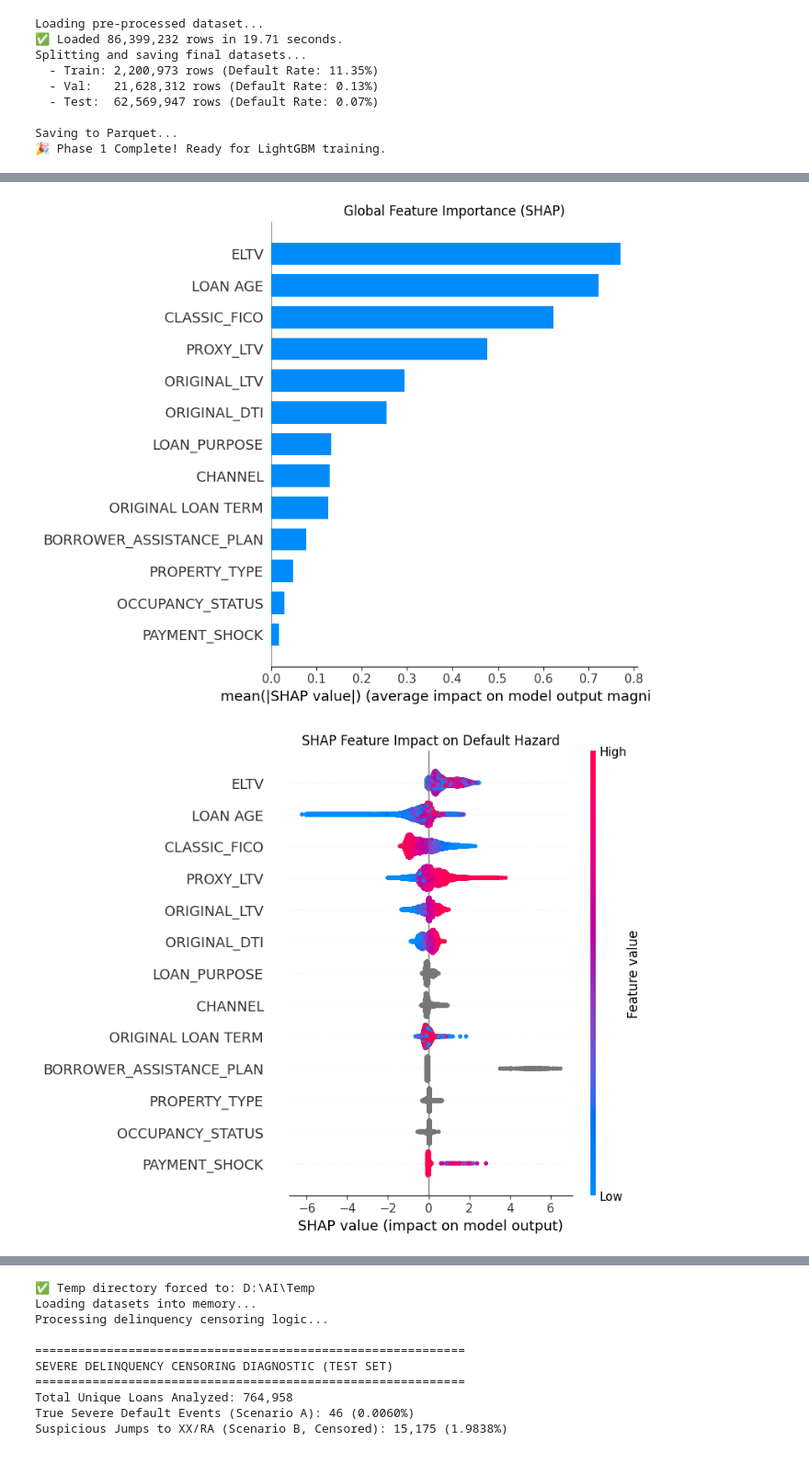
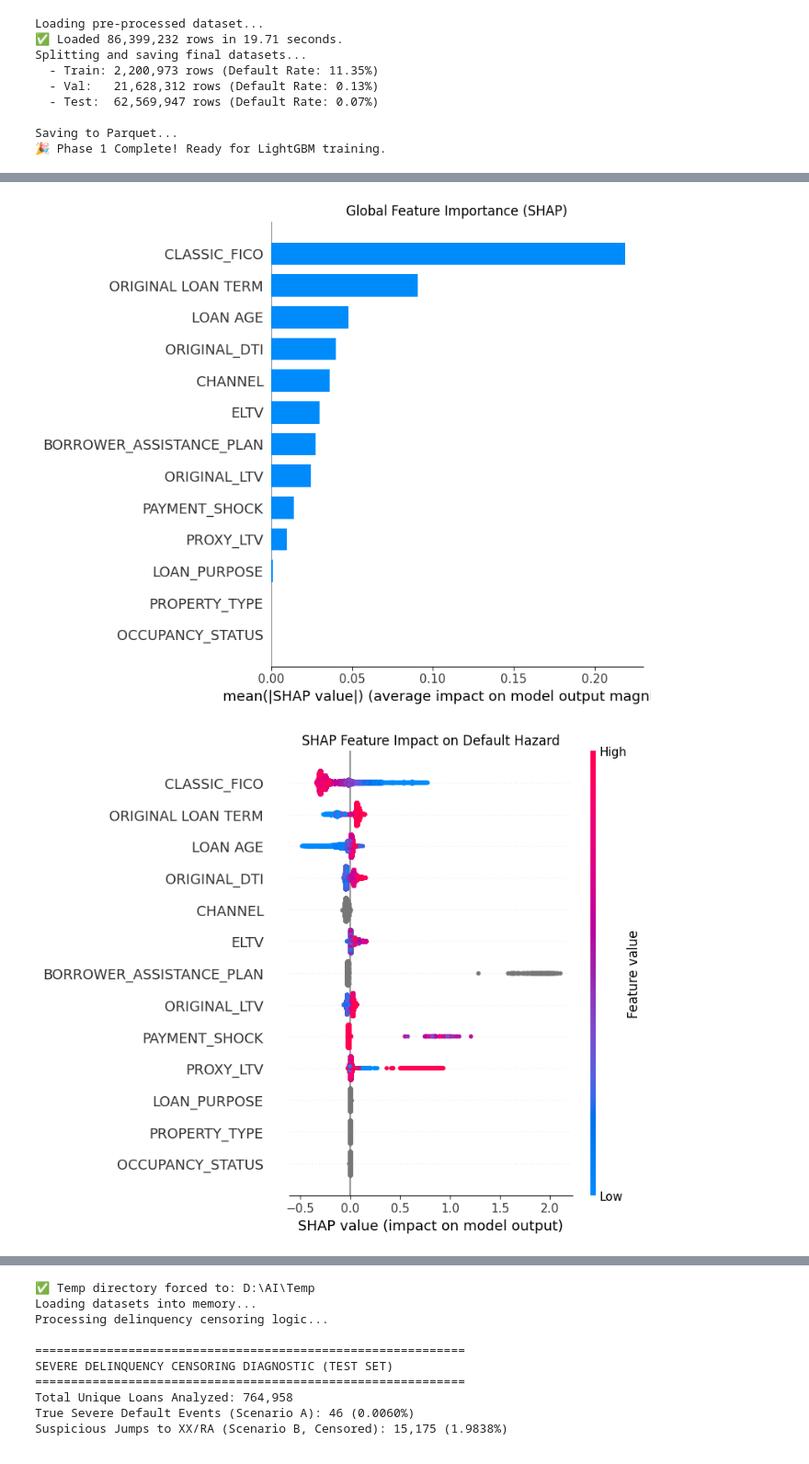
Before and after one commit to josephadean34-bit/Credit-Risk-Model, a Jupyter notebook: Credit Risk Model.ipynb, the cells around one changed output, grey strips where cells are left out. Shown at 92% size. Cells and saved outputs as stored; diff of their text form; code cells hidden in the pictures.

Commit message:
new upload and model

```diff
--- a/Credit Risk Model.ipynb
+++ b/Credit Risk Model.ipynb
@@ -979,7 +780,7 @@ import numpy as np
 import lightgbm as lgb
 import shap
 import matplotlib.pyplot as plt
-from sklearn.metrics import average_precision_score, roc_auc_score
+from sklearn.metrics import average_precision_score, roc_auc_score, confusion_matrix
 import time
 import os
 
@@ -1036,9 +837,9 @@ params = {
     'objective': 'binary',
     'metric': 'average_precision',
     'boosting_type': 'gbdt',
-    'learning_rate': 0.05,
+    'learning_rate': 0.01,
     'num_leaves': 31,
-    'max_depth': 8,          # Deeper trees capture interactions (e.g., Low FICO + High LTV)
+    'max_depth': 6,          # Deeper trees capture interactions (e.g., Low FICO + High LTV)
     'min_child_samples': 100,# Prevents overfitting to tiny subgroups
     'feature_fraction': 0.8, # Randomly select 80% of features per tree (reduces overfitting)
     'bagging_fraction': 0.8, # Randomly select 80% of rows per tree
@@ -1077,9 +878,11 @@ y_pred_prob = model.predict(X_test, num_iteration=model.best_iteration)
 
 pr_auc = average_precision_score(y_test, y_pred_prob)
 roc_auc = roc_auc_score(y_test, y_pred_prob)
+confusion = confusion_matrix(y_test, (y_pred_prob >= 0.5).astype(int))
 
 print(f"🎯 Test PR-AUC (Average Precision): {pr_auc:.4f}")
 print(f"🎯 Test ROC-AUC: {roc_auc:.4f}")
+print(f"🎯 Test Confusion Matrix:\n{confusion}")
 print("(Note: PR-AUC is the most important metric here due to the ~0.13% real-world default rate)")
 
 # --- 5. SHAP INTERPRETABILITY (Answering your research questions) ---
@@ -1108,61 +911,5 @@ plt.show()
 
 print("\n🎉 PHASE 3 COMPLETE!")
 print("You now have a trained, evaluated, and interpretable Discrete-Time Survival Model.")
-
-import pandas as pd
-import numpy as np
-import lightgbm as lgb
-import shap
-import matplotlib.pyplot as plt
-from sklearn.metrics import average_precision_score, roc_auc_score
-import time
-import os
-
-# --- 1. SET PATHS ---
-DATA_DIR = r'D:\AI\dtsa_ml_ready'
-MODEL_SAVE_PATH = os.path.join(DATA_DIR, 'dtsa_hazard_model.txt')
-
-print("Loading datasets into memory...")
-start_time = time.time()
-
-# Load data
-df_train = pd.read_parquet(os.path.join(DATA_DIR, 'train_balanced.parquet'))
-df_val = pd.read_parquet(os.path.join(DATA_DIR, 'val.parquet'))
-df_test = pd.read_parquet(os.path.join(DATA_DIR, 'test.parquet'))
-
-print(f"✅ Loaded in {time.time() - start_time:.2f} seconds.")
-print(f"Train: {len(df_train):,} | Val: {len(df_val):,} | Test: {len(df_test):,}")
-
-# --- 2. FEATURE ENGINEERING & PREPROCESSING ---
-# Drop identifier columns that shouldn't be used as predictive features
-drop_cols = ['LOAN IDENTIFIER', 'PERIOD', 'CURRENT ACTUAL UPB', 'ORIGINAL UPB',
-              'ESTIMATED LOAN-TO-VALUE (ELTV)', 'FIRST_TIME_HOMEBUYER',
-              'CURRENT LOAN DELINQUENCY STATUS', 'NUMBER_OF_UNITS']
-for df in [df_train, df_val, df_test]:
-    df.drop(columns=drop_cols, inplace=True, errors='ignore')
-
-# Define target and features
-target = 'default_event'
-features = ['CLASSIC_FICO', 'PROXY_LTV', 'ORIGINAL LOAN TERM', 'LOAN AGE',
-             'ORIGINAL_DTI', 'ORIGINAL_LTV', 'CHANNEL', 'ELTV', 'OCCUPANCY_STATUS', 'PAYMENT_SHOCK', 'BORROWER_ASSISTANCE_PLAN', 'PROPERTY_TYPE', 'LOAN_PURPOSE']
-
-# Define categorical features (LightGBM handles these natively and powerfully)
-categorical_features = [
-    'CHANNEL',
-    'OCCUPANCY_STATUS',
-    'BORROWER_ASSISTANCE_PLAN',
-    'PROPERTY_TYPE',
-    'LOAN_PURPOSE'
-]
-
-# Convert categorical columns to 'category' dtype for LightGBM
-for df in [df_train, df_val, df_test]:
-    for col in categorical_features:
-        if col in df.columns:
-            df[col] = df[col].astype('category')
-
-X_train, y_train = df_train[features], df_train[target]
-X_val, y_val = df_val[features], df_val[target]
-X_test, y_test = df_test[features], df_test[target]
 # %% [output]
 Loading datasets into memory...
@@ -1182,7 +929,7 @@ Training until validation scores don't improve for 50 rounds
 (Note: PR-AUC is the most important metric here due to the ~0.13% real-world default rate)
 
 Calculating SHAP values for interpretability...
-[figure, old version]
+[figure, new version]
-[figure, old version]
+[figure, new version]
 🎉 PHASE 3 COMPLETE!
 You now have a trained, evaluated, and interpretable Discrete-Time Survival Model.
```
Also changed, not shown: parts of 8 cells of this notebook.
